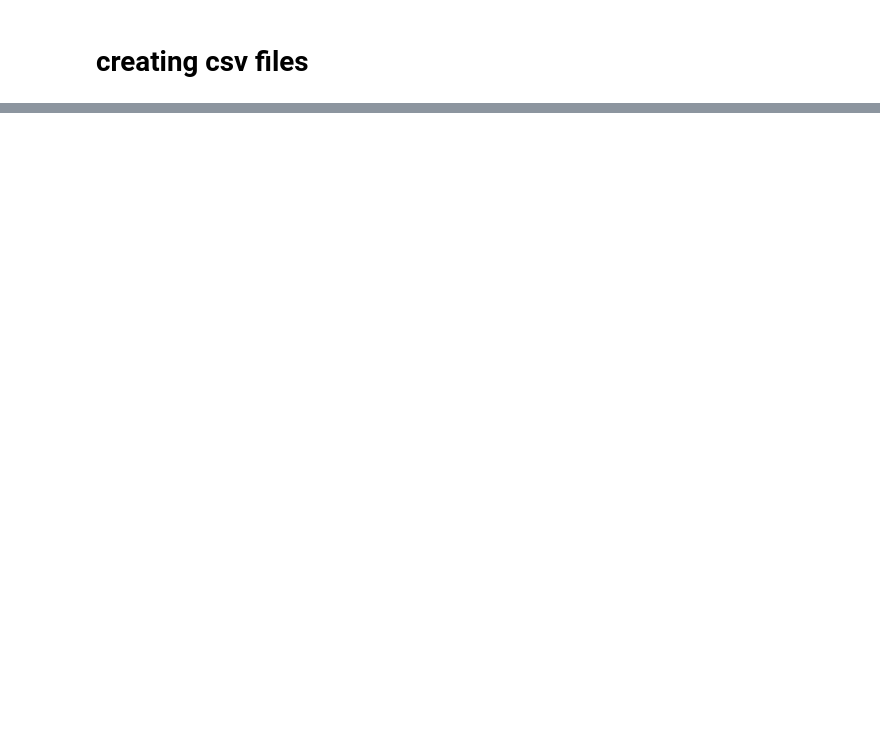
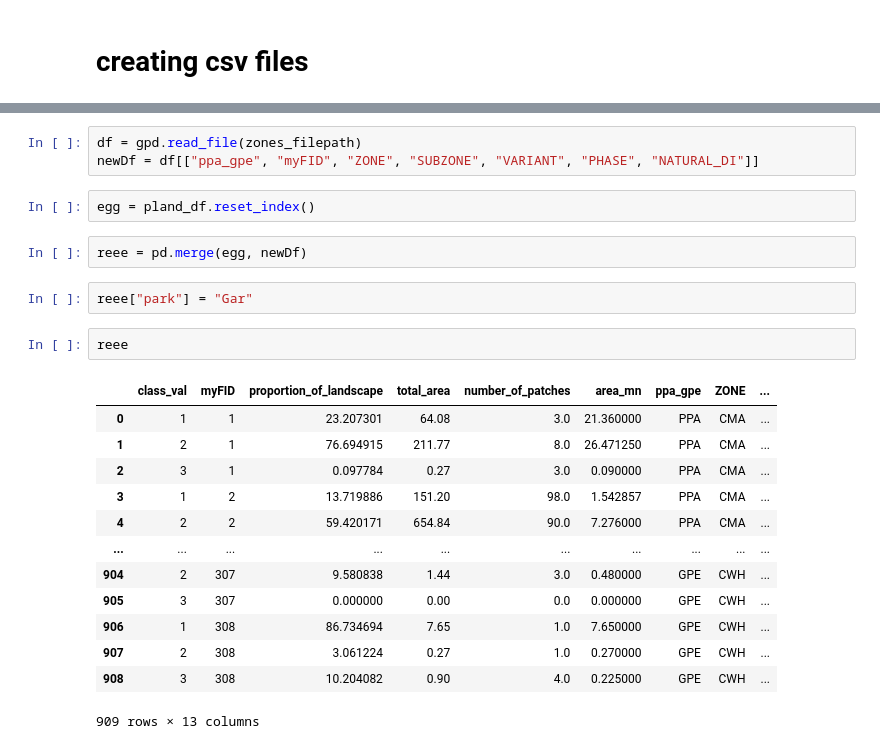
Before and after one commit to emuise/code-BCparksReportCards, a Jupyter notebook: Frags.ipynb, the cells around one changed output, grey strips where cells are left out. Drawn from its saved outputs; the diff is of its cells as text; blank space fills up the shorter version.

```diff
--- a/Frags.ipynb
+++ b/Frags.ipynb
@@ -124,0 +165,25 @@ za = pls.ZonalAnalysis(frag, masks = subzone, masks_index_col = 'ppa_gpe')
+# %%
+df = gpd.read_file(zones_filepath)
+newDf = df[["ppa_gpe", "myFID", "ZONE", "SUBZONE", "VARIANT", "PHASE", "NATURAL_DI"]]
+# %%
+egg = pland_df.reset_index()
+# %%
+reee = pd.merge(egg, newDf)
+# %%
+reee["park"] = "Gar"
+# %%
+reee
+# %% [output]
+|  | class_val | myFID | proportion_of_landscape | total_area | number_of_patches | area_mn | ppa_gpe | ZONE | ... |
+| 0 | 1 | 1 | 23.207301 | 64.08 | 3.0 | 21.360000 | PPA | CMA | ... |
+| 1 | 2 | 1 | 76.694915 | 211.77 | 8.0 | 26.471250 | PPA | CMA | ... |
+| 2 | 3 | 1 | 0.097784 | 0.27 | 3.0 | 0.090000 | PPA | CMA | ... |
+| 3 | 1 | 2 | 13.719886 | 151.20 | 98.0 | 1.542857 | PPA | CMA | ... |
+| 4 | 2 | 2 | 59.420171 | 654.84 | 90.0 | 7.276000 | PPA | CMA | ... |
+| ... | ... | ... | ... | ... | ... | ... | ... | ... | ... |
+| 904 | 2 | 307 | 9.580838 | 1.44 | 3.0 | 0.480000 | GPE | CWH | ... |
+| 905 | 3 | 307 | 0.000000 | 0.00 | 0.0 | 0.000000 | GPE | CWH | ... |
+| 906 | 1 | 308 | 86.734694 | 7.65 | 1.0 | 7.650000 | GPE | CWH | ... |
+| 907 | 2 | 308 | 3.061224 | 0.27 | 1.0 | 0.270000 | GPE | CWH | ... |
+| 908 | 3 | 308 | 10.204082 | 0.90 | 4.0 | 0.225000 | GPE | CWH | ... |
+909 rows × 13 columns
```
Also changed, not shown: parts of 17 cells of this notebook, 13 other files.
